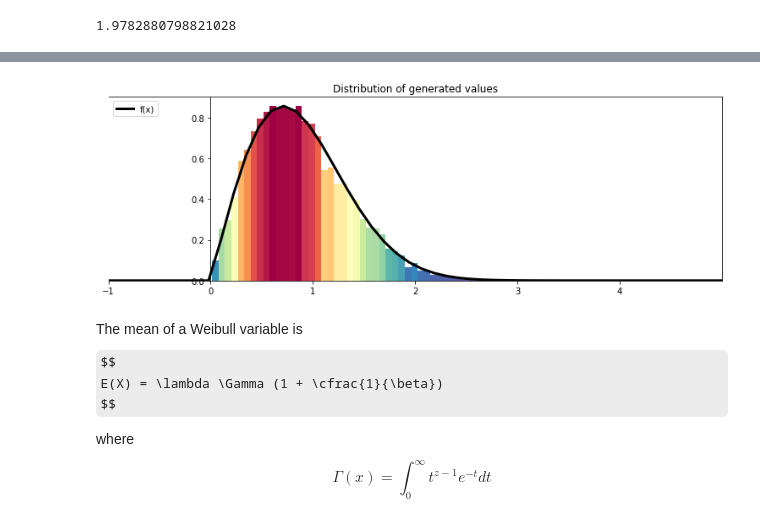
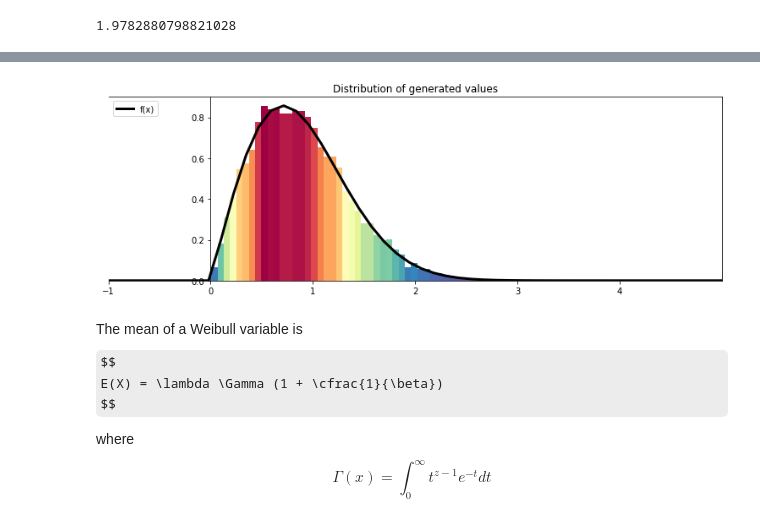
Before and after one commit to git-lu/models-and-simulations, a Jupyter notebook: exguide5.ipynb, the cells around one changed output, grey strips where cells are left out. Drawn from its saved outputs; the diff is of its cells as text; code cells hidden in the pictures; some formulas as TeX source.

Commit message:
added plots

```diff
--- a/exguide5.ipynb
+++ b/exguide5.ipynb
@@ -414,9 +437,8 @@ $$
 # %%
-from cvm.cvmgen import Weibull
 weibull = Weibull(1,2,x_lim=(-1,5))
-weibull.plot(10000,figsize=(13,4),bins=1000)
+weibull.plot(10000,figsize=(13,4),bins=50)
 # %% [output]
-[figure, old version]
+[figure, new version]
 # %% [markdown]
 The mean of a Weibull variable is
 $$
```
Also changed, not shown: parts of 9 cells of this notebook, 2 other files.
